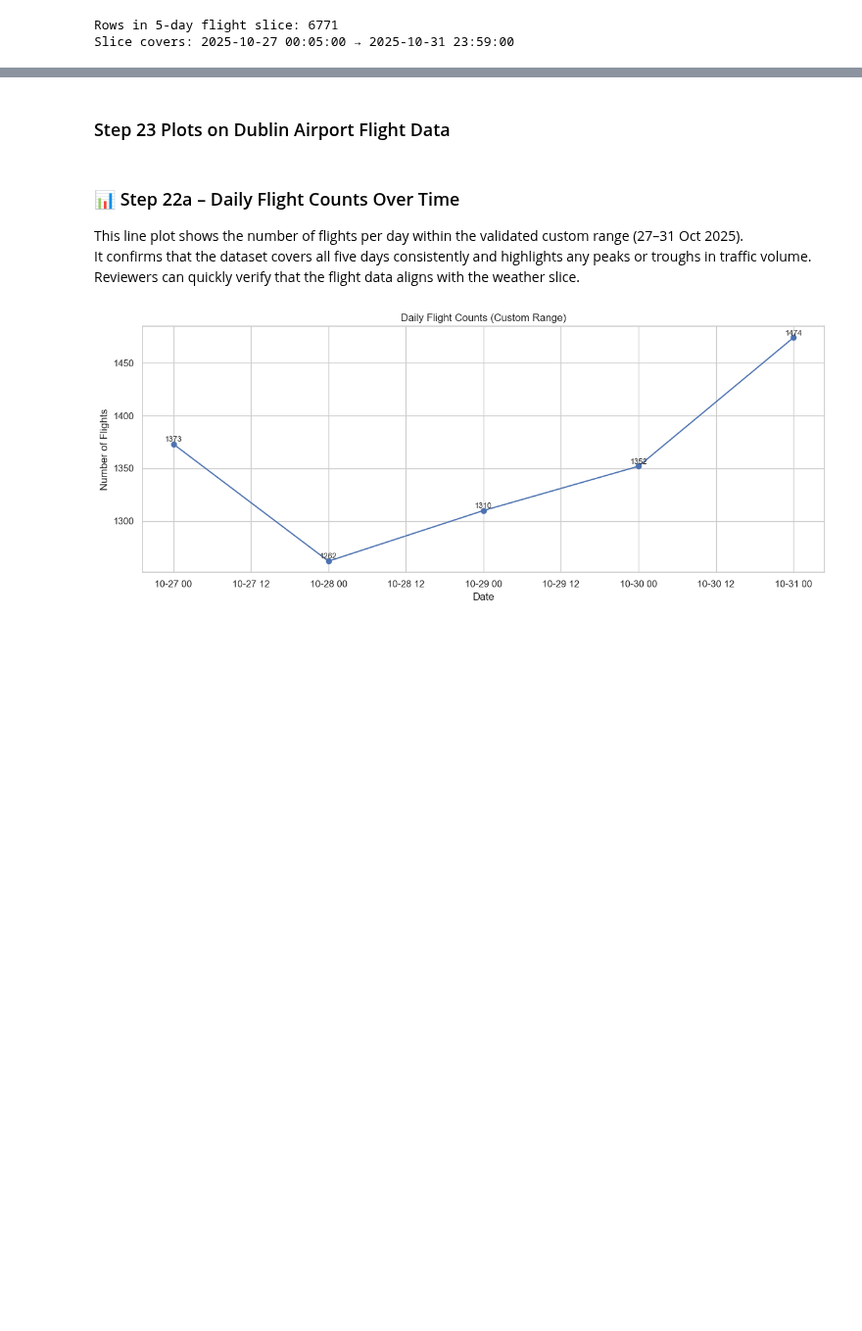
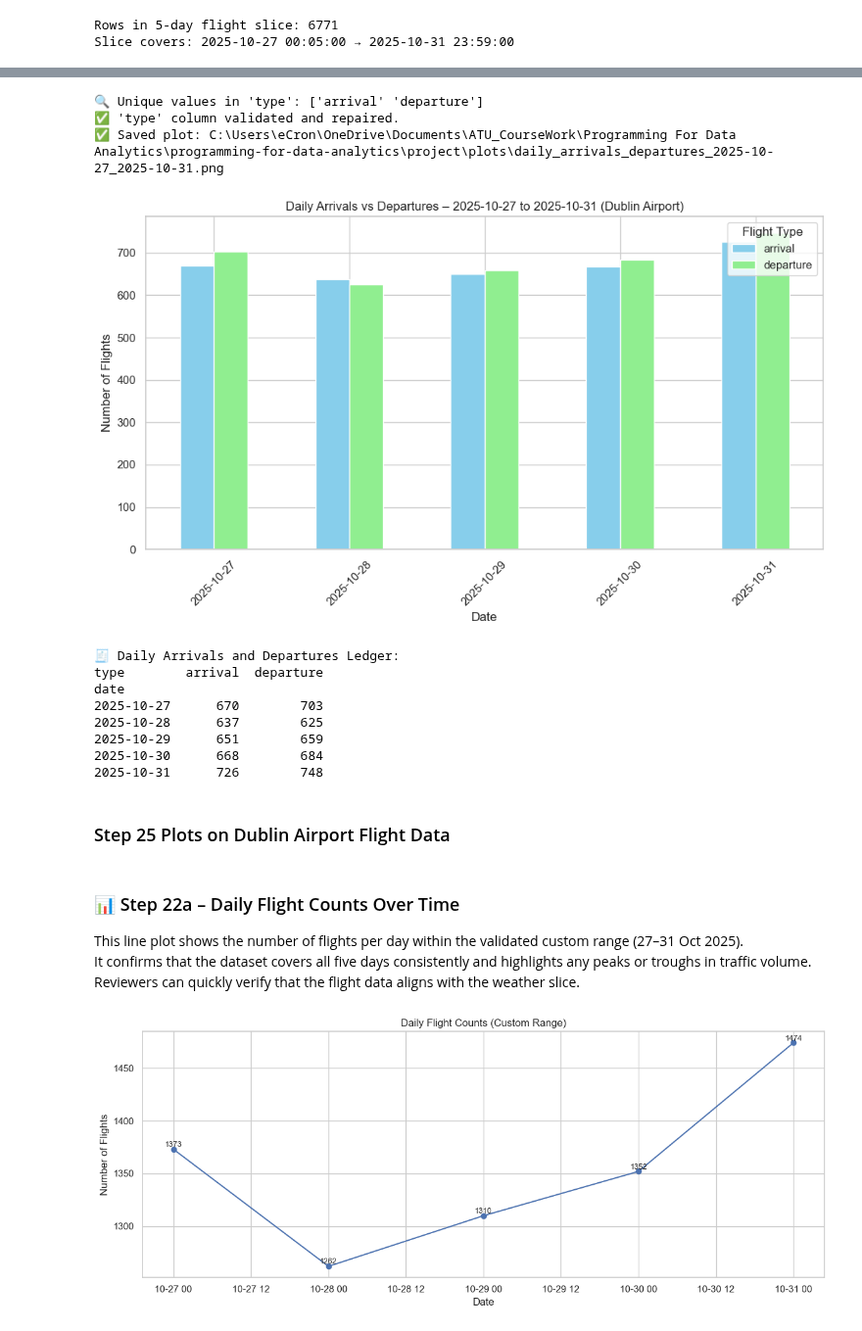
Before and after one commit to ECronin1973/programming-for-data-analytics, a Jupyter notebook: project/flight_reroute_dub.ipynb, the cells around one changed output, grey strips where cells are left out. Shown at 98% size. Cells and saved outputs as stored; diff of their text form; code cells hidden in the pictures; blank space fills up the shorter version.

```diff
--- a/project/flight_reroute_dub.ipynb
+++ b/project/flight_reroute_dub.ipynb
@@ -2496,5 +2655,72 @@ Slice covers: 2025-10-27 00:05:00 → 2025-10-31 23:59:00
+# %%
+# 📊 Step 24 – Daily Arrivals vs Departures Bar Plot (Custom Range)
+
+import matplotlib.pyplot as plt
+import seaborn as sns
+from pathlib import Path
+
+# --- Ensure datetime column is parsed correctly ---
+df_flights["datetime"] = pd.to_datetime(df_flights["datetime"], errors="coerce")
+
+# --- Validate and repair 'type' column before filtering ---
+df_flights = validate_flight_type(df_flights)
+
+# --- Filter to custom range (from Step 23) ---
+flights_range = df_flights[
+    (df_flights["datetime"] >= custom_start) & (df_flights["datetime"] <= custom_end)
+].copy()
+
+# --- Extract date for grouping ---
+flights_range["date"] = flights_range["datetime"].dt.date
+
+# --- Group by date and type (arrival/departure/unknown) ---
+daily_counts = (
+    flights_range.groupby(["date", "type"])
+    .size()
+    .reset_index(name="count")
+)
+
+# --- Pivot for plotting convenience ---
+pivot_counts = daily_counts.pivot(index="date", columns="type", values="count").fillna(0)
+
+# --- Plot arrivals vs departures per day ---
+plt.figure(figsize=(10, 6))
+pivot_counts.plot(kind="bar", stacked=False, color=["skyblue", "lightgreen", "grey"], ax=plt.gca())
+
+plt.title(f"Daily Arrivals vs Departures – {custom_start.date()} to {custom_end.date()} (Dublin Airport)")
+plt.xlabel("Date")
+plt.ylabel("Number of Flights")
+plt.xticks(rotation=45)
+plt.legend(title="Flight Type")
+plt.tight_layout()
+
+# --- Save plot to file ---
+plots_dir = Path("plots")
+plots_dir.mkdir(parents=True, exist_ok=True)
+plot_fp = plots_dir / f"daily_arrivals_departures_{custom_start.date()}_{custom_end.date()}.png"
+plt.savefig(plot_fp, dpi=300)
+print(f"✅ Saved plot: {plot_fp.resolve()}")
+
+plt.show()
+
+# --- Print ledger for reviewer clarity ---
+print("\n🧾 Daily Arrivals and Departures Ledger:")
+print(pivot_counts.to_string())
+# %% [output]
+🔍 Unique values in 'type': ['arrival' 'departure']
+✅ 'type' column validated and repaired.
+✅ Saved plot: C:\Users\eCron\OneDrive\Documents\ATU_CourseWork\Programming For Data Analytics\programming-for-data-analytics\project\plots\daily_arrivals_departures_2025-10-27_2025-10-31.png
+[figure, added]
+🧾 Daily Arrivals and Departures Ledger:
+type        arrival  departure
+date
+2025-10-27      670        703
+2025-10-28      637        625
+2025-10-29      651        659
+2025-10-30      668        684
+2025-10-31      726        748
 # %% [markdown]
-### Step 23 Plots on Dublin Airport Flight Data
+### Step 25 Plots on Dublin Airport Flight Data
 # %% [markdown]
 ### 📊 Step 22a – Daily Flight Counts Over Time
 This line plot shows the number of flights per day within the validated custom range (27–31 Oct 2025).
```
Also changed, not shown: parts of 22 cells of this notebook, 2 other files.
